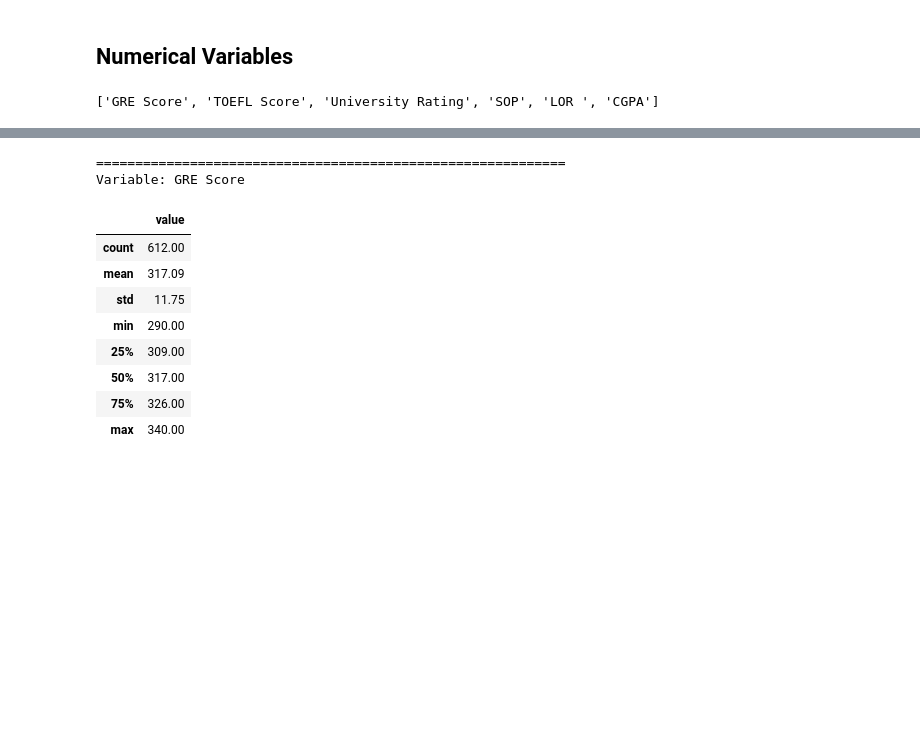
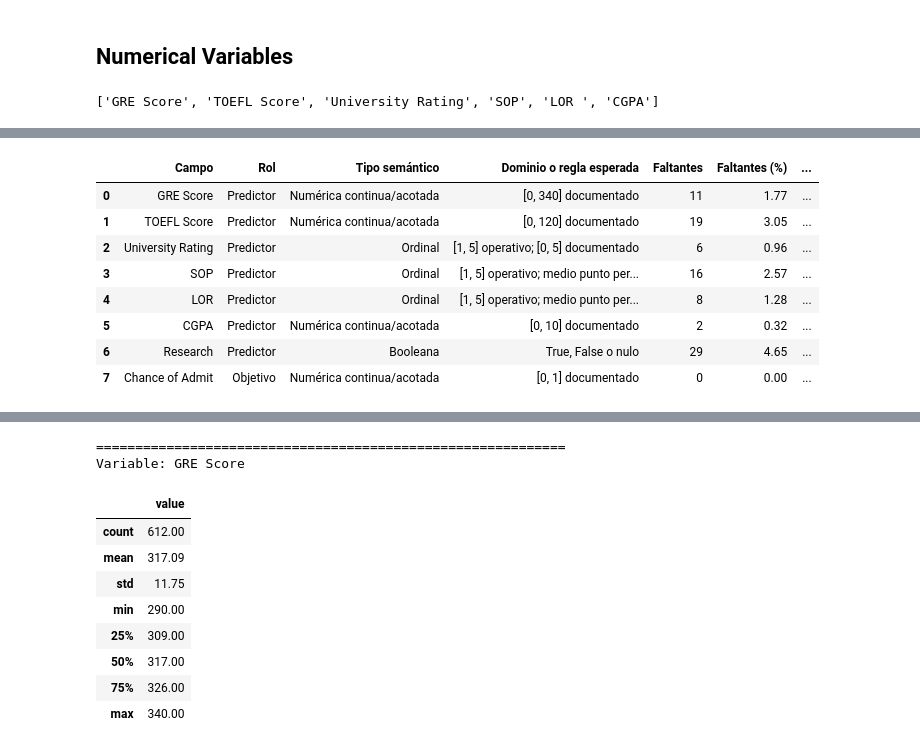
Before and after one commit to mangel477/Admisiones-predict-project, a Jupyter notebook: notebooks/3-analysis/03.Analisis_univariable-MATR-2026-08-20.ipynb, the cells around one changed output, grey strips where cells are left out. Drawn from its saved outputs; the diff is of its cells as text; code cells hidden in the pictures; blank space fills up the shorter version.

```diff
--- a/notebooks/3-analysis/03.Analisis_univariable-MATR-2026-08-20.ipynb
+++ b/notebooks/3-analysis/03.Analisis_univariable-MATR-2026-08-20.ipynb
@@ -153,0 +158,95 @@ numerical_columns
+# %%
+PERCENT_MULTIPLIER = 100
+TARGET_COLUMN = "Chance of Admit "
+TARGET_MINIMUM, TARGET_MAXIMUM = 0, 1
+GRE_MINIMUM, GRE_MAXIMUM = 0, 340
+TOEFL_MINIMUM, TOEFL_MAXIMUM = 0, 120
+RATING_MINIMUM, RATING_MAXIMUM = 1, 5
+CGPA_MINIMUM, CGPA_MAXIMUM = 0, 10
+
+field_profile = [
+    (
+        "GRE Score",
+        "Predictor",
+        "Numérica continua/acotada",
+        "[0, 340] documentado",
+        "Alto: puntaje académico",
+    ),
+    (
+        "TOEFL Score",
+        "Predictor",
+        "Numérica continua/acotada",
+        "[0, 120] documentado",
+        "Alto: competencia lingüística",
+    ),
+    (
+        "University Rating",
+        "Predictor",
+        "Ordinal",
+        "[1, 5] operativo; [0, 5] documentado",
+        "Potencial: prestigio institucional",
+    ),
+    (
+        "SOP",
+        "Predictor",
+        "Ordinal",
+        "[1, 5] operativo; medio punto permitido",
+        "Potencial: evaluación de propósito",
+    ),
+    (
+        "LOR ",
+        "Predictor",
+        "Ordinal",
+        "[1, 5] operativo; medio punto permitido",
+        "Potencial: evaluación de recomendación",
+    ),
+    (
+        "CGPA",
+        "Predictor",
+        "Numérica continua/acotada",
+        "[0, 10] documentado",
+        "Alto: desempeño académico",
+    ),
+    (
+        "Research",
+        "Predictor",
+        "Booleana",
+        "True, False o nulo",
+        "Potencial: experiencia investigativa",
+    ),
+    (
+        TARGET_COLUMN,
+        "Objetivo",
+        "Numérica continua/acotada",
+        "[0, 1] documentado",
+        "Variable a predecir",
+    ),
+]
+
+profile_rows = []
+for field_name, role, semantic_type, expected_rule, usefulness in field_profile:
+    missing_count = admisiones_df[field_name].isna().sum()
+    profile_rows.append(
+        {
+            "Campo": field_name,
+            "Rol": role,
+            "Tipo semántico": semantic_type,
+            "Dominio o regla esperada": expected_rule,
+            "Faltantes": missing_count,
+            "Faltantes (%)": missing_count / len(admisiones_df) * PERCENT_MULTIPLIER,
+            "Utilidad provisional": usefulness,
+        }
+    )
+
+quality_profile = pd.DataFrame(profile_rows)
+quality_profile
+# %% [output]
+|  | Campo | Rol | Tipo semántico | Dominio o regla esperada | Faltantes | Faltantes (%) | ... |
+| 0 | GRE Score | Predictor | Numérica continua/acotada | [0, 340] documentado | 11 | 1.77 | ... |
+| 1 | TOEFL Score | Predictor | Numérica continua/acotada | [0, 120] documentado | 19 | 3.05 | ... |
+| 2 | University Rating | Predictor | Ordinal | [1, 5] operativo; [0, 5] documentado | 6 | 0.96 | ... |
+| 3 | SOP | Predictor | Ordinal | [1, 5] operativo; medio punto per... | 16 | 2.57 | ... |
+| 4 | LOR | Predictor | Ordinal | [1, 5] operativo; medio punto per... | 8 | 1.28 | ... |
+| 5 | CGPA | Predictor | Numérica continua/acotada | [0, 10] documentado | 2 | 0.32 | ... |
+| 6 | Research | Predictor | Booleana | True, False o nulo | 29 | 4.65 | ... |
+| 7 | Chance of Admit | Objetivo | Numérica continua/acotada | [0, 1] documentado | 0 | 0.00 | ... |
```
Also changed, not shown: parts of 13 cells of this notebook, 1 other file.
